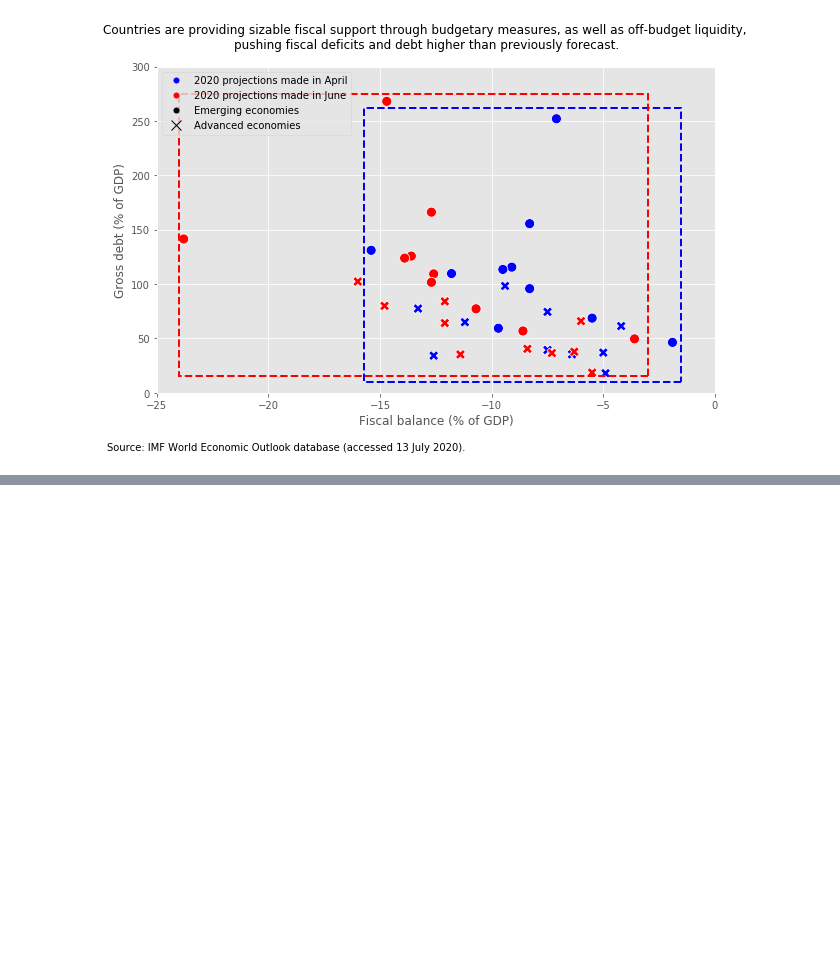
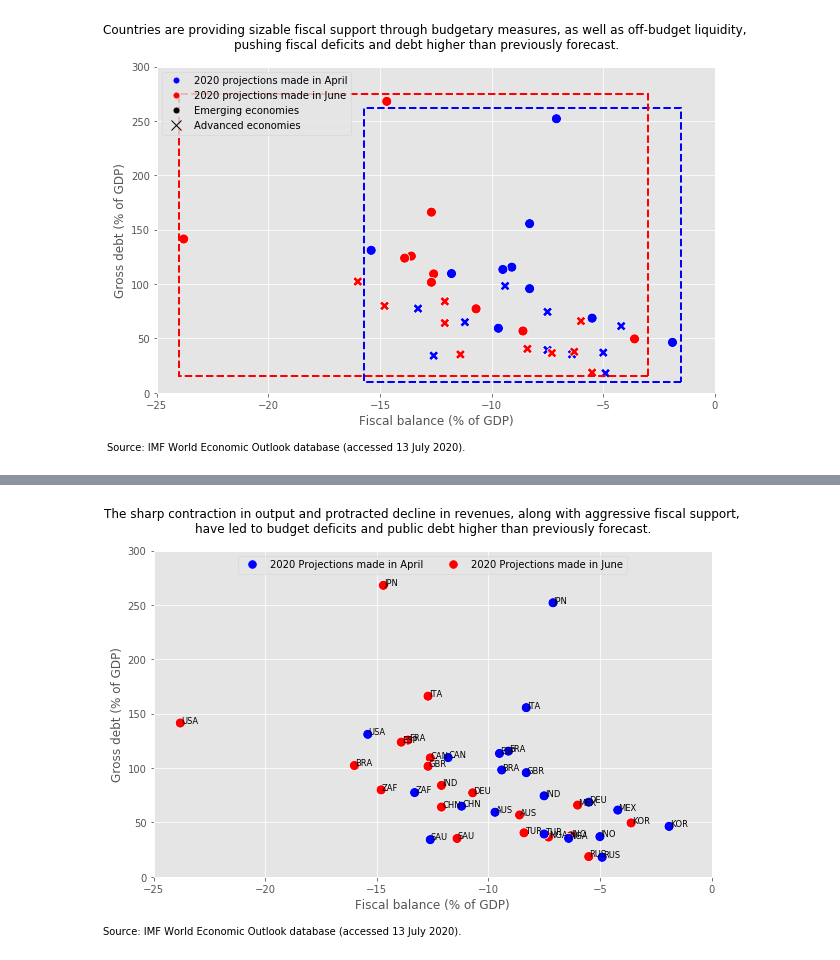
Before and after one commit to jessonpagaduan/IMFWEO-covid19, a Jupyter notebook: imf-weo-data.ipynb, the cells around one changed output, grey strips where cells are left out. Saved outputs shown, nothing was run; the diff lists cells and outputs as text; code cells hidden in the pictures; blank space fills up the shorter version.

```diff
--- a/imf-weo-data.ipynb
+++ b/imf-weo-data.ipynb
@@ -578,3 +578,12 @@ plt.annotate('Source: IMF World Economic Outlook database (accessed 13 July 2020
 plt.show()
 # %% [output]
 [figure]
+# %%
+country_iso = pd.Series({'Australia':'AUS', 'Brazil':'BRA', 'Canada':'CAN', 'China':'CHN',
+                         'France':'FRA', 'Germany':'DEU', 'India':'IND', 'Indonesia':'INO',
+                         'Italy':'ITA', 'Japan':'JPN', 'Korea':'KOR', 'Mexico':'MEX',
+                         'Nigeria':'NGA', 'Russia':'RUS', 'Saudi Arabia':'SAU',
+                         'South Africa':'ZAF', 'Spain':'ESP', 'Turkey':'TUR',
+                         'United Kingdom':'GBR', 'United States':'USA'}, name='country_iso')
+# %%
+data_2020 = data_2020.join(country_iso)
@@ -580,0 +610,30 @@ plt.show()
+# %%
+from matplotlib.patches import Rectangle
+fig, ax = plt.subplots(figsize=(10, 6))
+ax = sns.scatterplot(x='fiscal_bal', y='gross_debt', hue='projections',
+                     data=data_2020, palette=['blue', 'red'],
+                     s=100)
+ax.set(ylabel='Gross debt (% of GDP)', xlabel='Fiscal balance (% of GDP)',
+       xlim=(-25, 0), ylim=(0, 300))
+# ax.add_patch(Rectangle((-1, 10), -11, 185,
+#                         fc ='None', ec ='b', lw = 2, ls='--'))
+# ax.add_patch(Rectangle((-12, 60), -12.5, 210,
+#                         fc ='None', ec ='r', lw = 2, ls='--'))
+
+for line in range(0, data_2020.shape[0]):
+     ax.text(data_2020.fiscal_bal[line]+0.03, data_2020.gross_debt[line],
+             data_2020.country_iso[line], horizontalalignment='left',
+             size='small', color='black')
+
+from matplotlib.lines import Line2D
+custom = [Line2D([], [], marker='.', color='b', linestyle='None', markersize=15),
+          Line2D([], [], marker='.', color='r', linestyle='None', markersize=15)]
+plt.legend(custom, ['2020 Projections made in April', '2020 Projections made in June'],
+           ncol=2, loc='upper center')
+fig.suptitle('The sharp contraction in output and protracted decline in revenues, \
+along with aggressive fiscal support, \nhave led to budget deficits and public debt higher than previously forecast.')
+plt.annotate('Source: IMF World Economic Outlook database (accessed 13 July 2020).',
+             xy=(-0.09, -0.15), xycoords='axes fraction', textcoords='offset points', va='top')
+plt.show()
+# %% [output]
+[figure, added]
```
Also changed, not shown: parts of 1 cell of this notebook.
